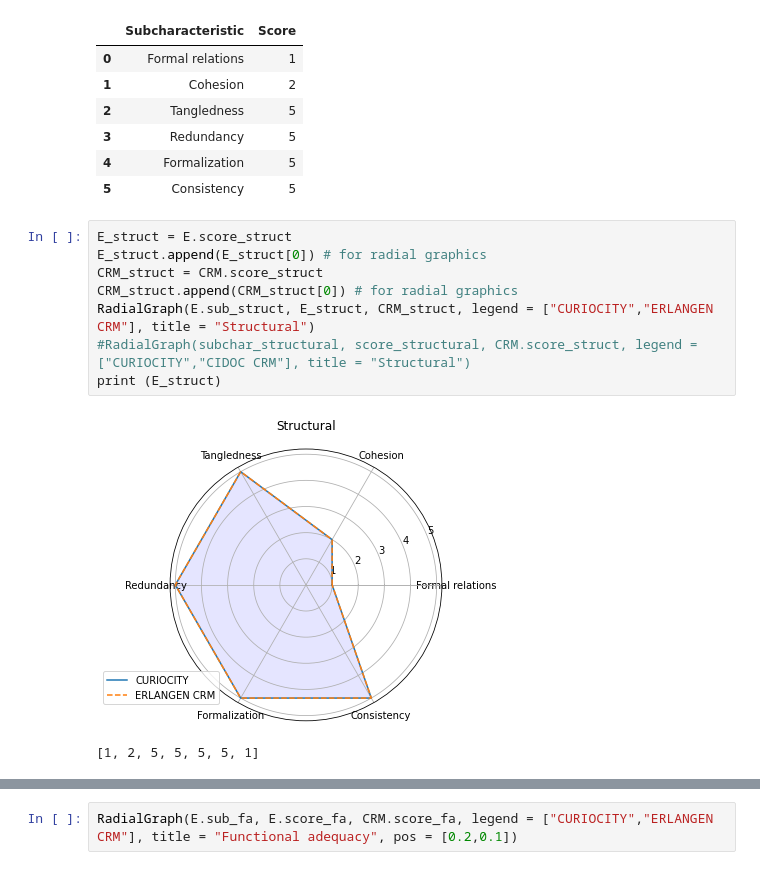
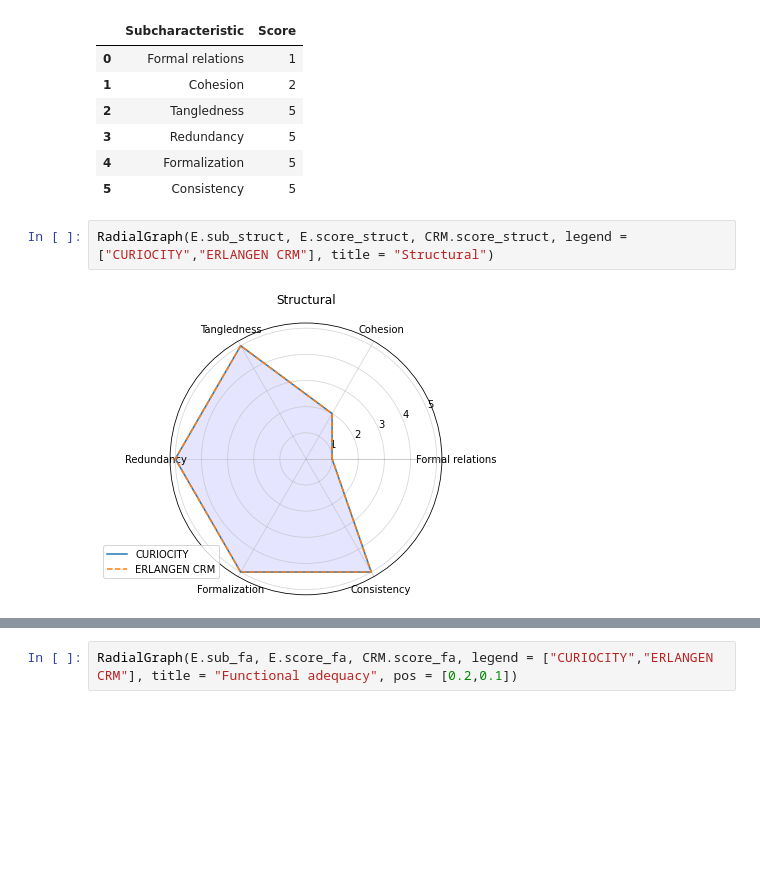
Before and after one commit to giulianodelagala/CURIOCITY, a Jupyter notebook: Evaluation/OquaRE/OquaRE.ipynb, the cells around one changed output, grey strips where cells are left out. Drawn from its saved outputs; the diff is of its cells as text; blank space fills up the shorter version.

```diff
--- a/Evaluation/OquaRE/OquaRE.ipynb
+++ b/Evaluation/OquaRE/OquaRE.ipynb
@@ -101,16 +103,9 @@ pd.DataFrame(list(CRM.structural.items()), columns=['Subcharacteristic','Score']
 | 3 | Redundancy | 5 |
 | 4 | Formalization | 5 |
 | 5 | Consistency | 5 |
-# %%
-E_struct = E.score_struct
-E_struct.append(E_struct[0]) # for radial graphics
-CRM_struct = CRM.score_struct
-CRM_struct.append(CRM_struct[0]) # for radial graphics
-RadialGraph(E.sub_struct, E_struct, CRM_struct, legend = ["CURIOCITY","ERLANGEN CRM"], title = "Structural")
-#RadialGraph(subchar_structural, score_structural, CRM.score_struct, legend = ["CURIOCITY","CIDOC CRM"], title = "Structural")
-print (E_struct)
-# %% [output]
-[figure, removed]
-[1, 2, 5, 5, 5, 5, 1]
+# %%
+RadialGraph(E.sub_struct, E.score_struct, CRM.score_struct, legend = ["CURIOCITY","ERLANGEN CRM"], title = "Structural")
+# %% [output]
+[figure, added]
 # %%
 #Functional adequacy
```
Also changed, not shown: parts of 11 cells of this notebook, 1 other file.
